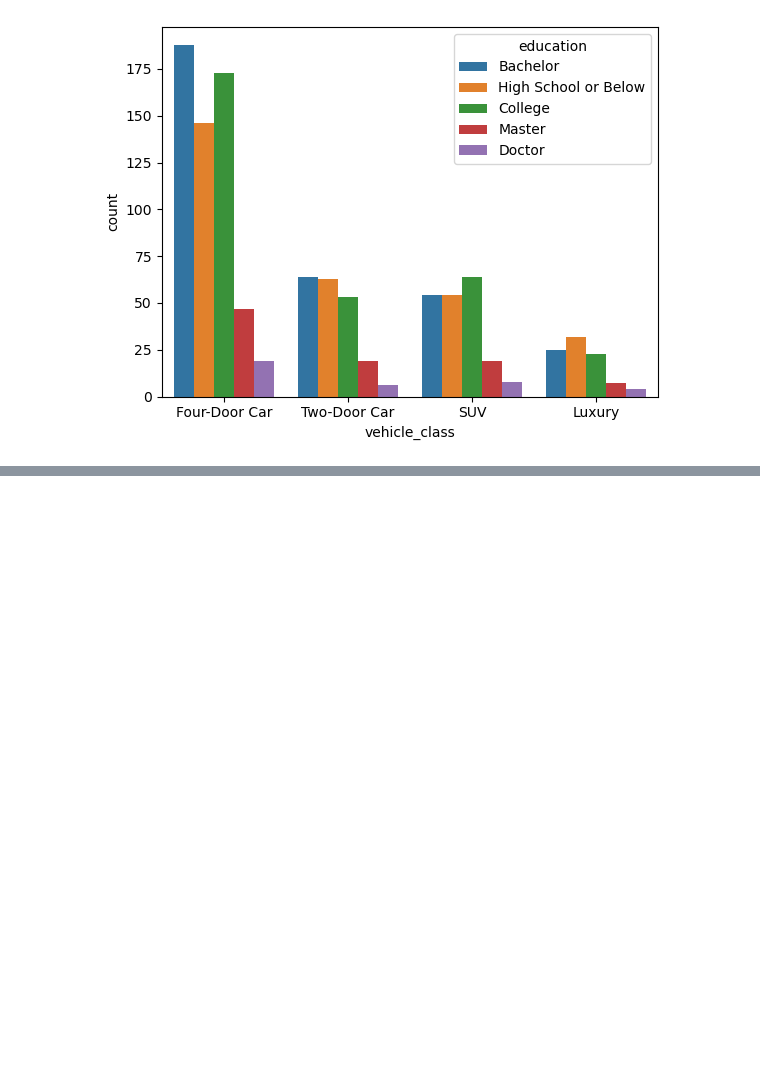
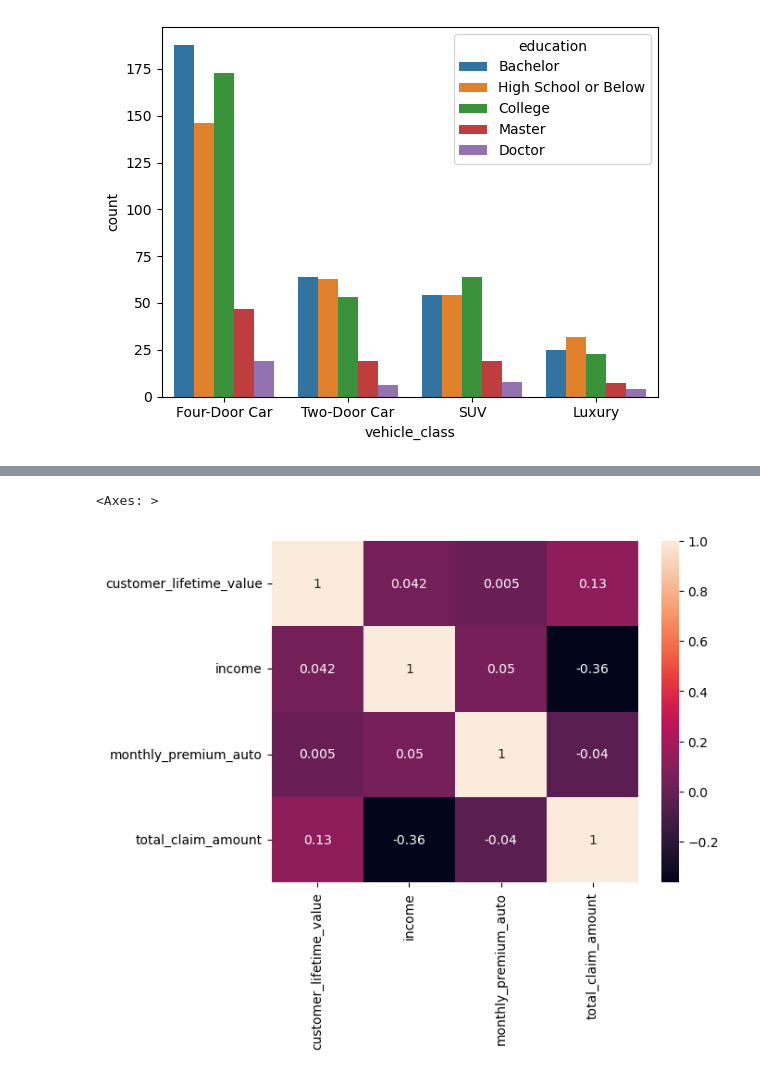
Before and after one commit to Dan2024IronHack/lab-dw-data-cleaning-and-formatting, a Jupyter notebook: lab-dw-data-cleaning-and-formatting.ipynb, the cells around one changed output, grey strips where cells are left out. Cells and saved outputs as stored; diff of their text form; code cells hidden in the pictures; blank space fills up the shorter version.

```diff
--- a/lab-dw-data-cleaning-and-formatting.ipynb
+++ b/lab-dw-data-cleaning-and-formatting.ipynb
@@ -447,0 +515,10 @@ plt.show()
+# %%
+# For the numerical variables, check the multicollinearity between the features.
+
+corr_matrix = numerical.corr()
+sns.heatmap(corr_matrix,annot=True)
+
+# Based on the date below there is no high corelation so we cannot drop any column.
+# %% [output]
+<Axes: >
+[figure, added]
```
Also changed, not shown: parts of 10 cells of this notebook.
